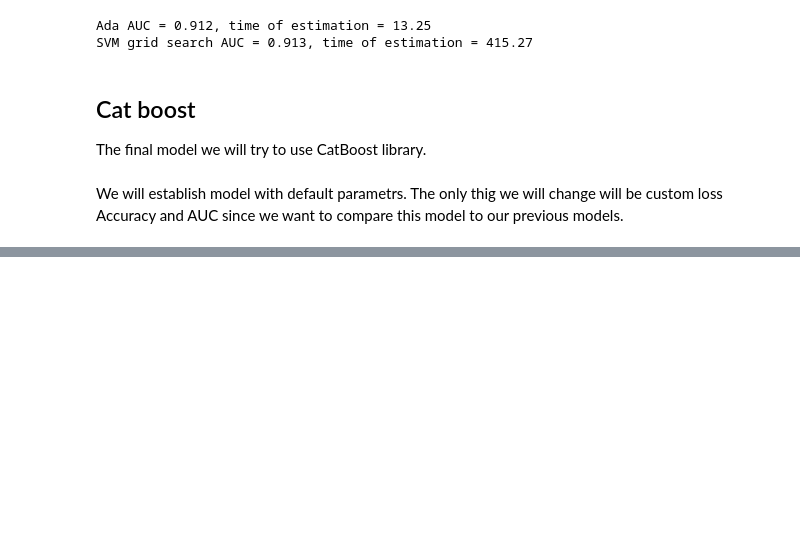
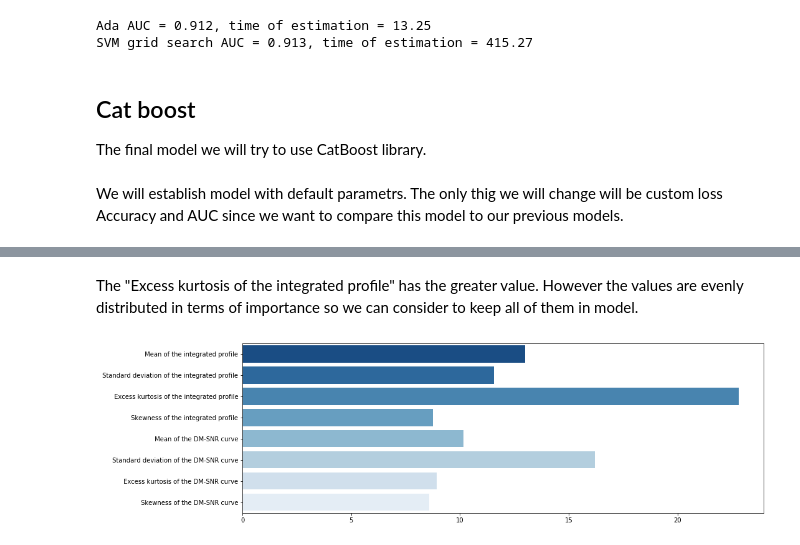
Before and after one commit to cezang/MachineLearningClassification, a Jupyter notebook: Pulsar binary classification.ipynb, the cells around one changed output, grey strips where cells are left out. Saved outputs shown, nothing was run; the diff lists cells and outputs as text; code cells hidden in the pictures; blank space fills up the shorter version.

```diff
--- a/Pulsar binary classification.ipynb
+++ b/Pulsar binary classification.ipynb
@@ -251,13 +251,13 @@ The final model we will try to use CatBoost library.
 from catboost import CatBoostClassifier, Pool
 # %%
 eval_dataset = Pool(X_test,y_test)
+train_dataset = Pool(X_train,y_train)
 # %% [markdown]
 We will establish model with default parametrs. The only thig we will change will be custom loss Accuracy and AUC since we want to compare this model to our previous models.
 # %%
 model = CatBoostClassifier(custom_loss=['Accuracy', 'AUC'])
 start = time.time()
-model.fit(X_train,
-         y_train,
+model.fit(train_dataset,
          eval_set=eval_dataset,
          verbose = False,
          plot=True)
@@ -277,0 +280,5 @@ As we can observe on the plot and also in print, we get the AUC on level 0.97 Wh
+# %%
+feature_importances = model.get_feature_importance(train_dataset)
+feature_names = pulsar.columns[:-1]
+for score, name in sorted(zip(feature_importances, feature_names), reverse=True):
+    print('{}: {}'.format(name, score))
@@ -277,0 +294,8 @@ As we can observe on the plot and also in print, we get the AUC on level 0.97 Wh
+# %% [markdown]
+The "Excess kurtosis of the integrated profile" has the greater value. However the values are evenly distributed in terms of importance so we can consider to keep all of them in model.
+# %%
+import seaborn as sns
+plt.figure(figsize=(15,5))
+sns.barplot(feature_importances, feature_names, palette="Blues_r");
+# %% [output]
+[figure, added]
```
Also changed, not shown: parts of 5 cells of this notebook.
